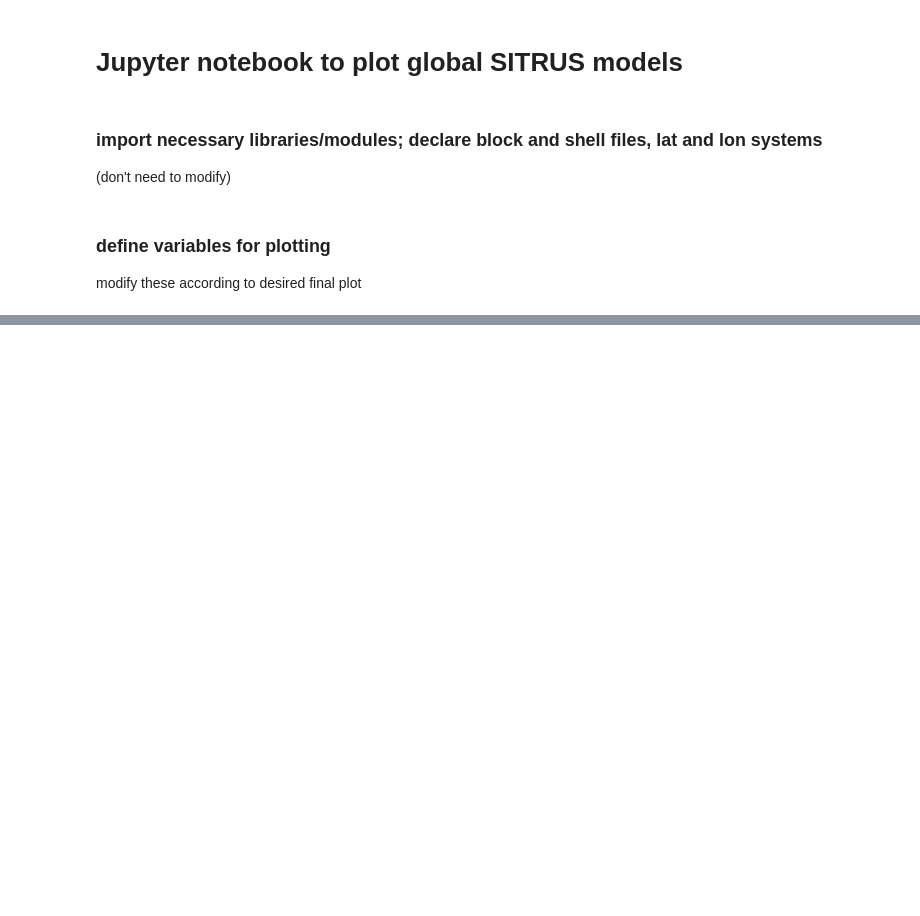
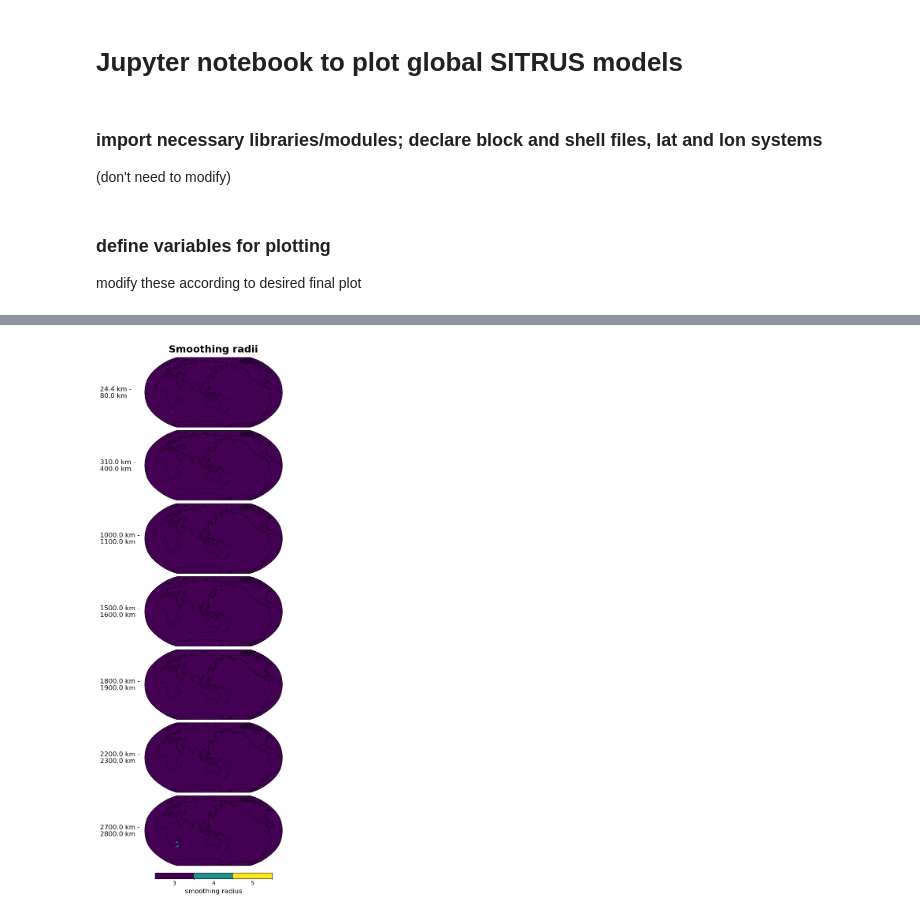
Before and after one commit to claire-richardson/SITRUS, a Jupyter notebook: plot_models.ipynb, the cells around one changed output, grey strips where cells are left out. Drawn from its saved outputs; the diff is of its cells as text; code cells hidden in the pictures; blank space fills up the shorter version.

```diff
--- a/plot_models.ipynb
+++ b/plot_models.ipynb
@@ -109,0 +135,47 @@ Wall time: 3.97 s
+# %%
+%%time
+# define dimensions of the figure and each subplot
+fig = plt.figure(figsize = (7.5, 2 * len(shells_to_plot)), constrained_layout = True)
+plot_idx = 1
+df_radius = pd.read_csv(f'./models/{type_of_model}/{model_to_plot}_update/{model_pid}_update/{layer}/smoothing_radii.csv')
+radii_bins = list(np.sort(df_radius.RADIUS.unique().astype(int)))
+max_bar = int(df_radius.RADIUS.unique().max() + 1)
+radii_bins.append(max_bar)
+rad_norm = mpl.colors.BoundaryNorm(radii_bins, smoothing_radii_colormap.N)
+
+# define the colormap
+model_colormap = tomography_colormap
+
+for shell_to_plot in shells_to_plot:
+    shell_dims = mod_database.get_shell_info(shell_to_plot)
+    shell_top_depth = shell_dims[1]
+    shell_bottom_depth = shell_dims[3]
+
+    df_shell = df_radius.loc[df_radius['SHELL#'] == shell_to_plot].copy()
+    radii = mod_plot.shell_grid_register(df_shell, 'RADIUS', plot_increment, plot_increment) + 0.11
+
+    ax1 = fig.add_subplot(len(shells_to_plot), 1, plot_idx, projection = ccrs.Robinson(central_longitude = central_lon))
+    ax1.set_global()
+    im1 = ax1.pcolormesh(lons, lats, radii, transform = ccrs.PlateCarree(), cmap = smoothing_radii_colormap, norm = rad_norm)
+    ax1.coastlines(alpha = coastline_transparency)
+    if shell_to_plot in shells_to_plot_hotspots:
+        lon = df_hotspots.Lon
+        lat = df_hotspots.Lat
+        sc = ax1.scatter(lon, lat, transform = ccrs.PlateCarree(), s = symbol_size, c = hotspot_color)
+    ax1.annotate(f'{shell_top_depth} km - \n{shell_bottom_depth} km', va = 'center', xy = (-0.325, 0.5), xycoords = 'axes fraction', fontsize = 12)
+    plot_idx += 1
+
+fig.suptitle(f'Smoothing radii', fontsize = 18, fontweight = 'bold')
+
+# colorbar
+rad_cbar_coverage = fig.colorbar(im1, ax = ax1, orientation = 'horizontal', shrink = 0.4, pad = 0.1, extend = 'neither')
+rad_cbar_coverage.set_ticks(list(np.array(radii_bins)[:-1] + 0.5))
+rad_cbar_coverage.set_ticklabels(radii_bins[:-1])
+rad_cbar_coverage.ax.tick_params(labelsize = 10, size = 0)
+rad_cbar_coverage.ax.set_xlabel('smoothing radius (deg.)', size = 12);
+
+if save_png == True:
+    fig.savefig(f'./models/{type_of_model}/{model_to_plot}_update/{model_pid}_update/{model_to_plot}_smoothing_radii.png')
+if save_svg == True:
+    fig.savefig(f'./models/{type_of_model}/{model_to_plot}_update/{model_pid}_update/{model_to_plot}_smoothing_radii.svg')
+# %% [output]
@@ -109,0 +184 @@ Wall time: 3.97 s
+[figure, added]
```
Also changed, not shown: parts of 9 cells of this notebook, 5 other files.
